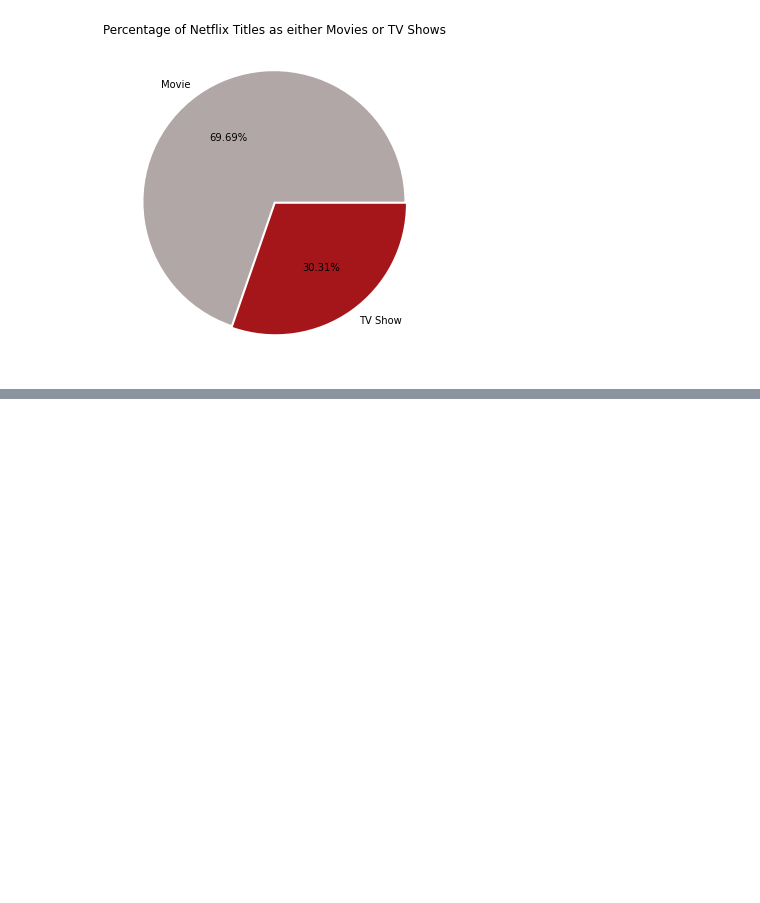
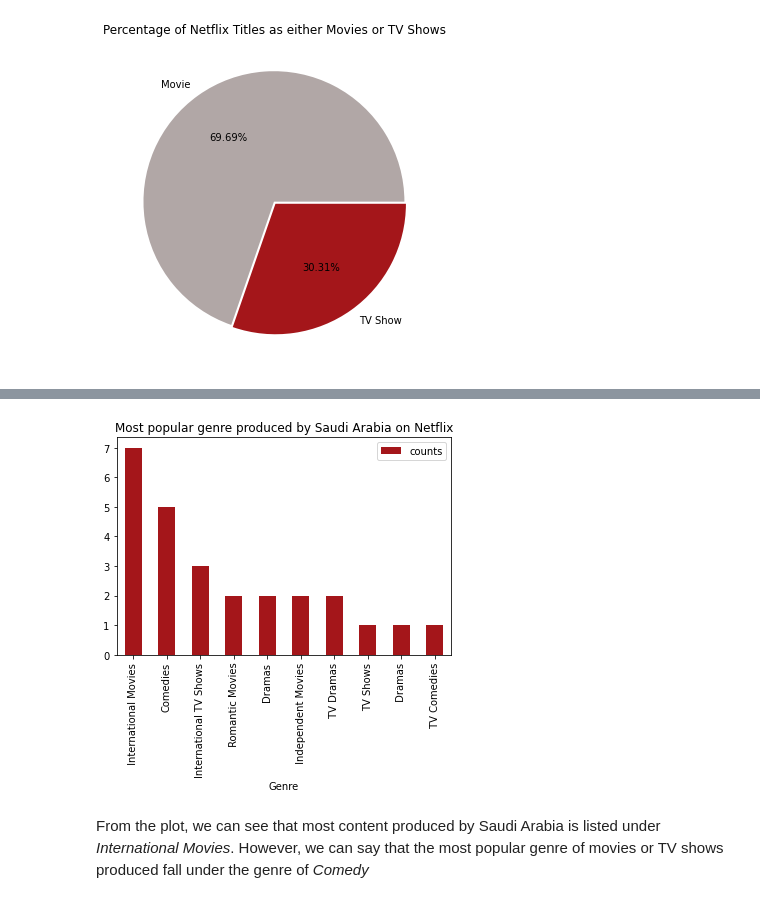
Before and after one commit to ayah-kamal/netflixmovieanalysis, a Jupyter notebook: netflixAnalysis.ipynb, the cells around one changed output, grey strips where cells are left out. Drawn from its saved outputs; the diff is of its cells as text; code cells hidden in the pictures; blank space fills up the shorter version.

```diff
--- a/netflixAnalysis.ipynb
+++ b/netflixAnalysis.ipynb
@@ -142,0 +222,6 @@ So, there are approximately
+# %%
+netflix_genre_country = pd.DataFrame([netflix_df['country'].apply(lambda x: x.split(',')[0]), netflix_df['listed_in']])
+netflix_genre_country_t = netflix_genre_country.T
+netflix_df_exploded = netflix_genre_country_t.set_index(['country']).apply(lambda x: x.str.split(',').explode()).reset_index()
+country_count_df = netflix_df_exploded.value_counts().rename_axis().reset_index(name='counts')
+country_count_df
@@ -142,0 +242,4 @@ So, there are approximately
+# %%
+sa_count = country_count_df.loc[country_count_df['country'] == 'Saudi Arabia'].reset_index(drop=True)
+del sa_count['country']
+sa_count
@@ -142,0 +258,9 @@ So, there are approximately
+# %%
+sa_count.plot.bar(x = 'listed_in',y = 'counts', color = '#a4161a')
+plt.title("Most popular genre produced by Saudi Arabia on Netflix")
+plt.xlabel("Genre")
+plt.show()
+# %% [output]
+[figure, added]
+# %% [markdown]
+From the plot, we can see that most content produced by Saudi Arabia is listed under *International Movies*. However, we can say that the most popular genre of movies or TV shows produced fall under the genre of *Comedy*
```
Also changed, not shown: parts of 15 cells of this notebook, 2 other files.
